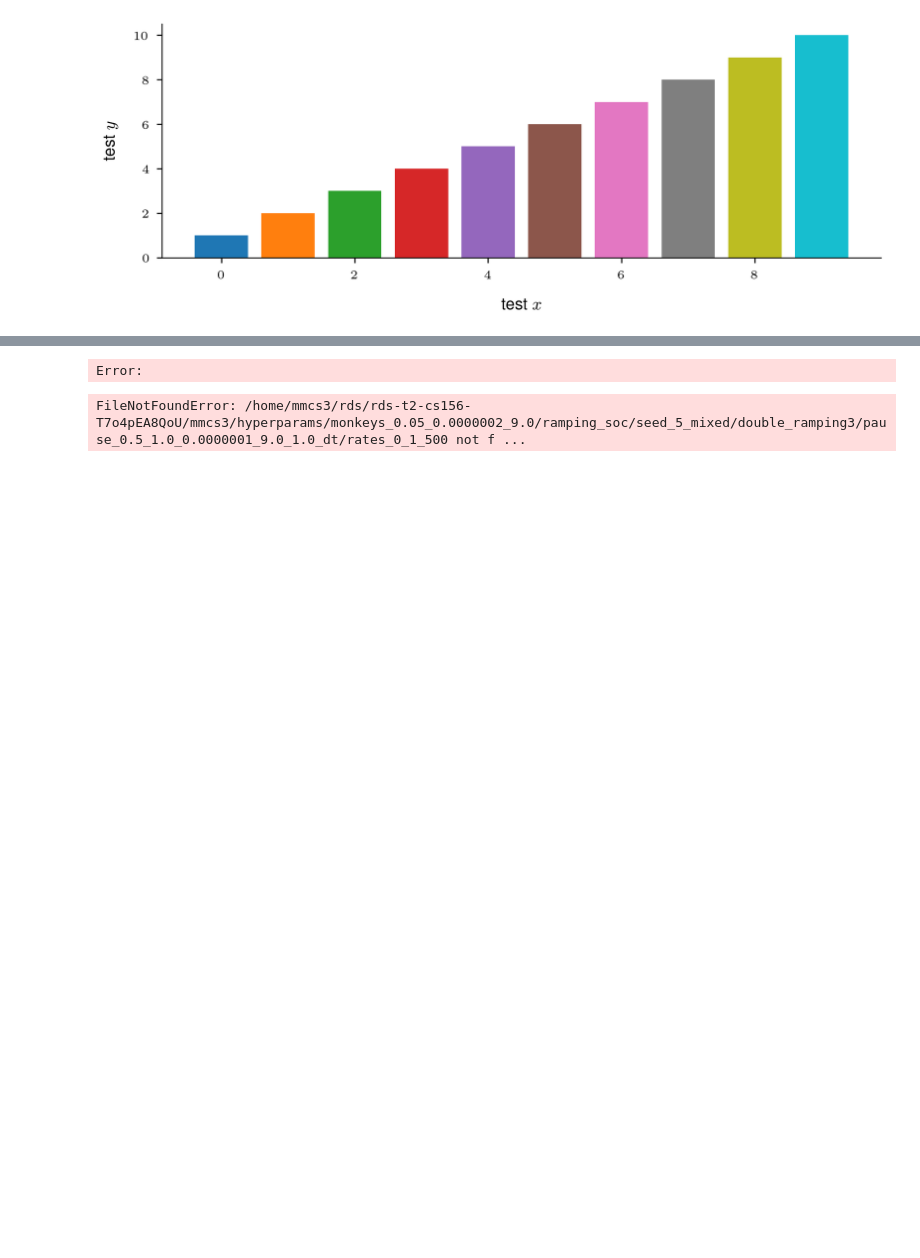
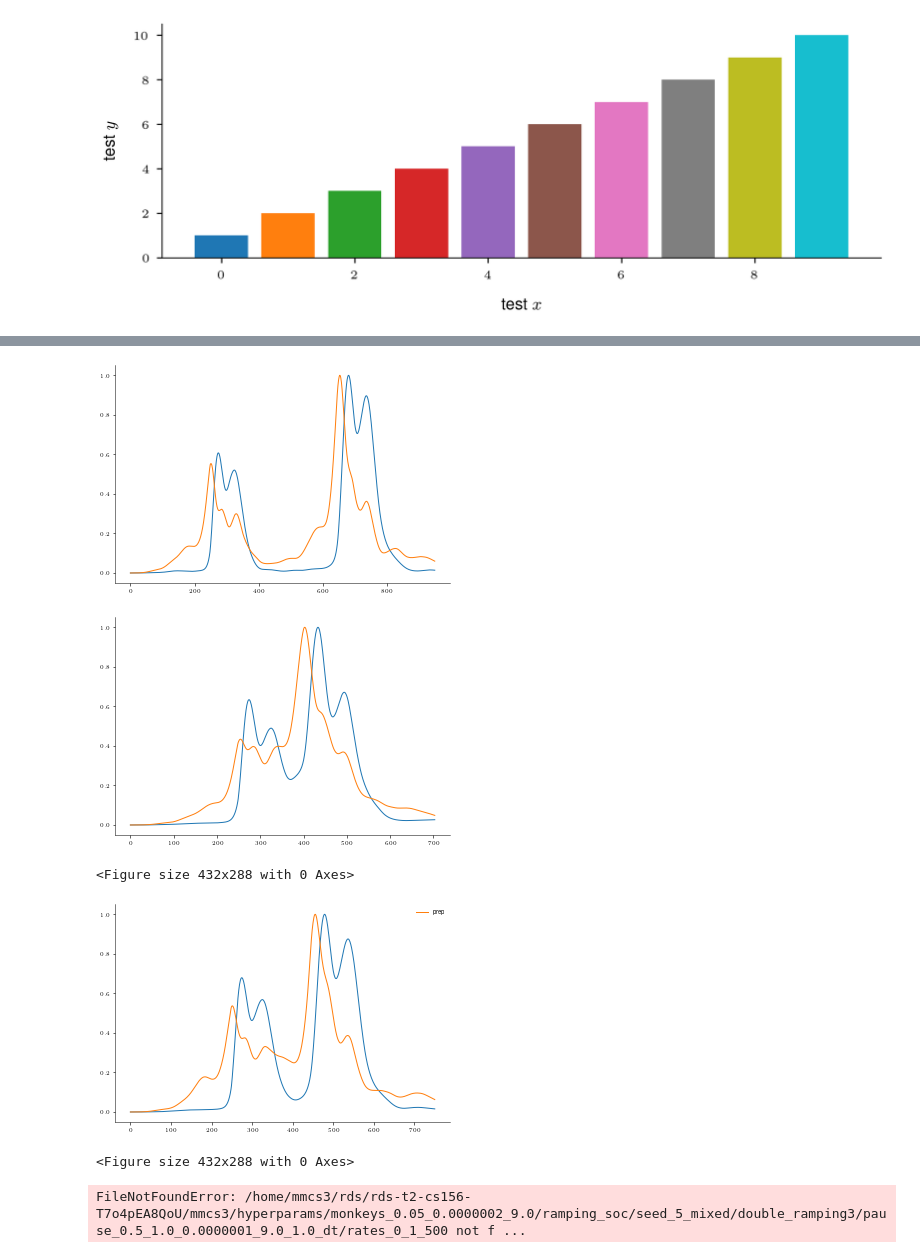
Before and after one commit to marineschimel/why-prep-2, a Jupyter notebook: notebooks/double.ipynb, the cells around one changed output, grey strips where cells are left out. Cells and saved outputs as stored; diff of their text form; code cells hidden in the pictures; blank space fills up the shorter version.

```diff
--- a/notebooks/double.ipynb
+++ b/notebooks/double.ipynb
@@ -219,17 +392,29 @@ FileNotFoundError: /home/mmcs3/rds/rds-t2-cs156-T7o4pEA8QoU/mmcs3/hyperparams/mo
 # %%
-plt.plot(np.loadtxt("/home/mmcs3/rds/rds-t2-cs156-T7o4pEA8QoU/mmcs3/hyperparams/monkeys_0.05_0.0000002_9.0/ramping_soc/seed_5_mixed/double_projs_long/vmov"))
-plt.plot(np.loadtxt("/home/mmcs3/rds/rds-t2-cs156-T7o4pEA8QoU/mmcs3/hyperparams/monkeys_0.05_0.0000002_9.0/ramping_soc/seed_5_mixed/double_projs_long/vprep"), label = "prep")
+plt.plot(np.loadtxt("/home/mmcs3/rds/rds-t2-cs156-T7o4pEA8QoU/mmcs3/final_results/ramping_soc/seed_0_mixed/double_projs_long/vmov"))
+plt.plot(np.loadtxt("/home/mmcs3/rds/rds-t2-cs156-T7o4pEA8QoU/mmcs3/final_results/ramping_soc/seed_0_mixed/double_projs_long/vprep"), label = "prep")
+plt.show()
+plt.figure()
+plt.plot(np.loadtxt("/home/mmcs3/rds/rds-t2-cs156-T7o4pEA8QoU/mmcs3/final_results/ramping_soc/seed_0_mixed/double_projs_compound/vmov"))
+plt.plot(np.loadtxt("/home/mmcs3/rds/rds-t2-cs156-T7o4pEA8QoU/mmcs3/final_results/ramping_soc/seed_0_mixed/double_projs_compound/vprep"), label = "prep")
+plt.show()
+plt.figure()
+plt.plot(np.loadtxt("/home/mmcs3/rds/rds-t2-cs156-T7o4pEA8QoU/mmcs3/final_results/ramping_soc/seed_0_mixed/double_projs_seq_short/vmov"))
+plt.plot(np.loadtxt("/home/mmcs3/rds/rds-t2-cs156-T7o4pEA8QoU/mmcs3/final_results/ramping_soc/seed_0_mixed/double_projs_seq_short/vprep"), label = "prep")
 for i in range(8):
     for j in range(8):
         try :
             m = np.loadtxt(f"{double_dir}/hands_{i}_{j}_500")
             plt.plot(0.1*(m[:,1]**2 + m[:,3]**2), "k")
         except :
             assert True
 plt.legend()
 plt.figure()
 # %% [output]
+[figure, added]
+[figure, added]
-Error:
+<Figure size 432x288 with 0 Axes>
+[figure, added]
+<Figure size 432x288 with 0 Axes>
 # %%
 double_rates = np.loadtxt("/home/mmcs3/rds/rds-t2-cs156-T7o4pEA8QoU/mmcs3/hyperparams/monkeys_0.05_0.0000002_9.0/ramping_soc/seed_5_mixed/double_ramping3/pause_0.5_1.0_0.0000001_9.0_1.0_dt/rates_0_1_500")
 double_rates_2 = np.loadtxt("/home/mmcs3/rds/rds-t2-cs156-T7o4pEA8QoU/mmcs3/hyperparams/monkeys_0.05_0.0000002_9.0/ramping_soc/seed_5_mixed/double_ramping3/pause_0.5_1.0_0.0000001_9.0_1.0_dt/rates_0_4_500")
```
Also changed, not shown: parts of 9 cells of this notebook, 27 other files.
